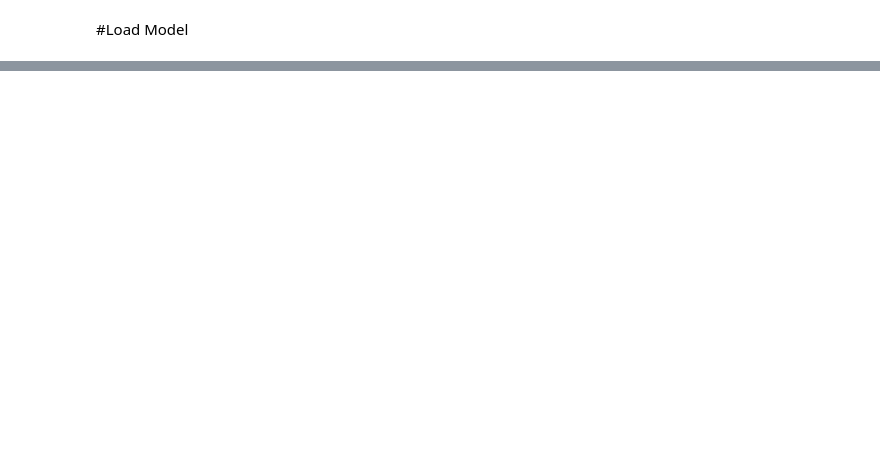
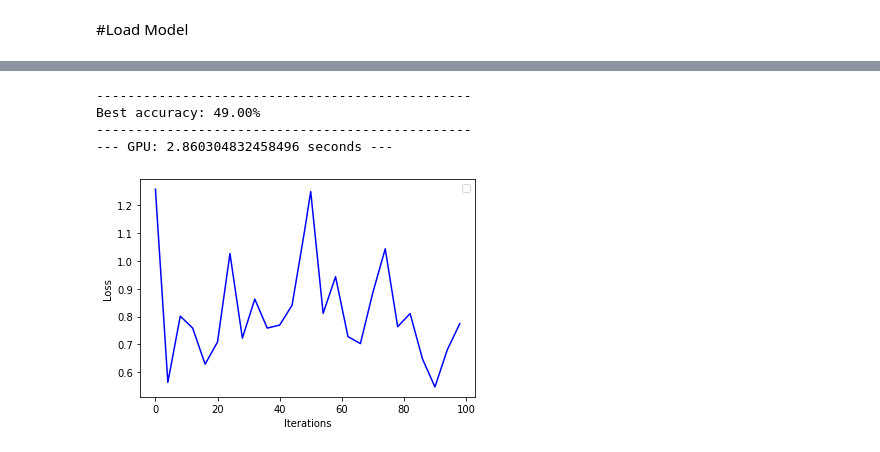
Before and after one commit to julianfbeck/KI-Lab, a Jupyter notebook: Assignment_3_2_OWCA.ipynb, the cells around one changed output, grey strips where cells are left out. Cells and saved outputs as stored; diff of their text form; code cells hidden in the pictures; blank space fills up the shorter version.

```diff
--- a/Assignment_3_2_OWCA.ipynb
+++ b/Assignment_3_2_OWCA.ipynb
@@ -163,0 +362,12 @@ def load_images(freeze = False):
+# %%
+net = loadNet(False, 0.00001) # default parameters
+train(net, 2)
+#showTestPerClass(net)
+
+createTrainingLossPlot()
+# %% [output]
+------------------------------------------------
+Best accuracy: 49.00%
+------------------------------------------------
+--- GPU: 2.860304832458496 seconds ---
+[figure, added]
```
Also changed, not shown: parts of 51 cells of this notebook.
